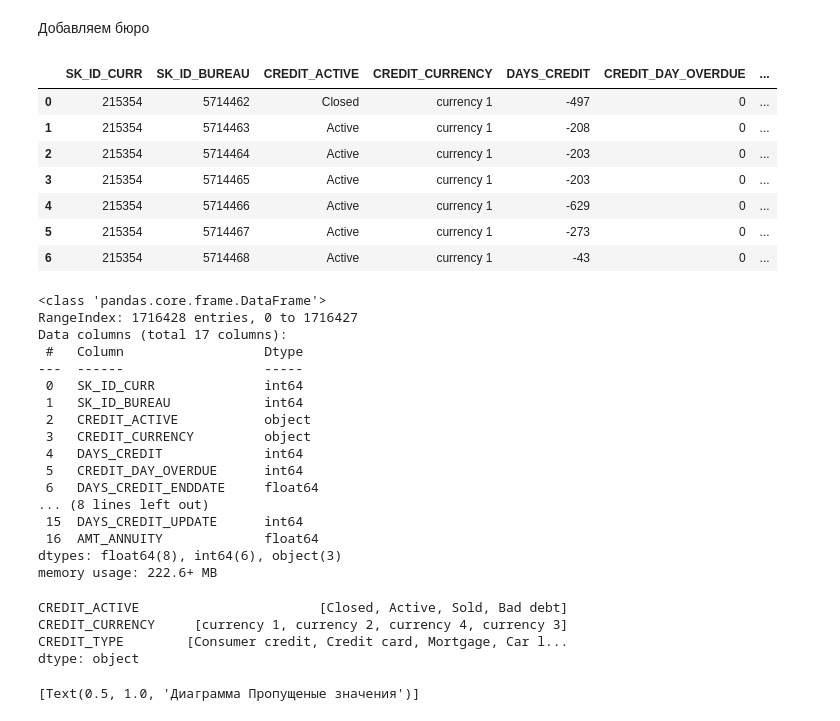
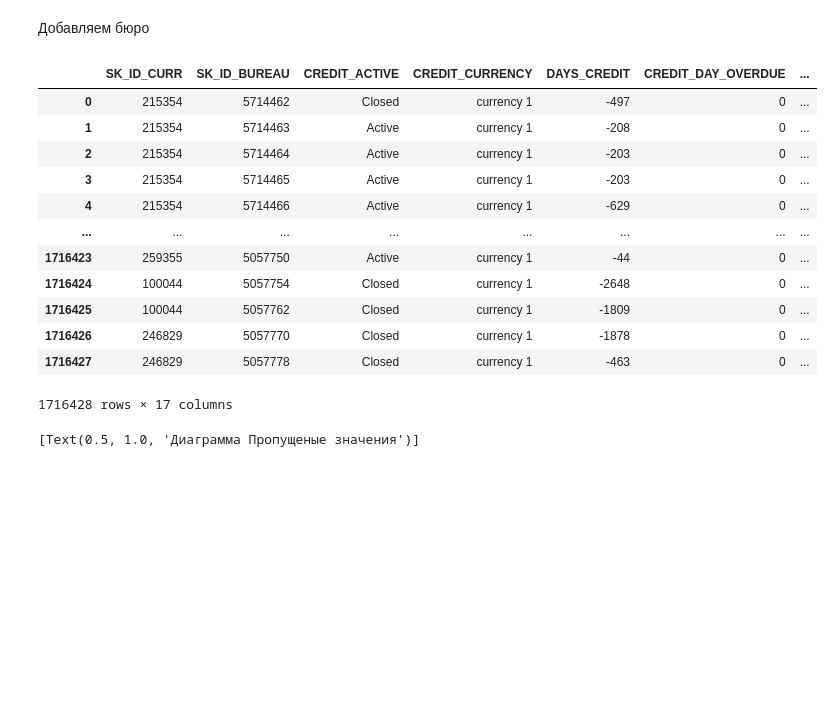
Before and after one commit to RuslanYusup/HCB, a Jupyter notebook: HCB.ipynb, the cells around one changed output. Saved outputs shown, nothing was run; the diff lists cells and outputs as text; code cells hidden in the pictures; blank space fills up the shorter version.

```diff
--- a/HCB.ipynb
+++ b/HCB.ipynb
@@ -520,43 +556,21 @@ ValueError: The beeswarm plot does not support plotting explanations with instan
 Добавляем бюро
 # %%
 bureau = pd.read_csv('bureau.csv')
-bureau.head(7)
+bureau
 # %% [output]
 |  | SK_ID_CURR | SK_ID_BUREAU | CREDIT_ACTIVE | CREDIT_CURRENCY | DAYS_CREDIT | CREDIT_DAY_OVERDUE | ... |
 | 0 | 215354 | 5714462 | Closed | currency 1 | -497 | 0 | ... |
 | 1 | 215354 | 5714463 | Active | currency 1 | -208 | 0 | ... |
 | 2 | 215354 | 5714464 | Active | currency 1 | -203 | 0 | ... |
 | 3 | 215354 | 5714465 | Active | currency 1 | -203 | 0 | ... |
 | 4 | 215354 | 5714466 | Active | currency 1 | -629 | 0 | ... |
-| 5 | 215354 | 5714467 | Active | currency 1 | -273 | 0 | ... |
-| 6 | 215354 | 5714468 | Active | currency 1 | -43 | 0 | ... |
+| ... | ... | ... | ... | ... | ... | ... | ... |
+| 1716423 | 259355 | 5057750 | Active | currency 1 | -44 | 0 | ... |
+| 1716424 | 100044 | 5057754 | Closed | currency 1 | -2648 | 0 | ... |
+| 1716425 | 100044 | 5057762 | Closed | currency 1 | -1809 | 0 | ... |
+| 1716426 | 246829 | 5057770 | Closed | currency 1 | -1878 | 0 | ... |
+| 1716427 | 246829 | 5057778 | Closed | currency 1 | -463 | 0 | ... |
+1716428 rows × 17 columns
-# %%
-bureau.info()
-# %% [output]
-<class 'pandas.core.frame.DataFrame'>
-RangeIndex: 1716428 entries, 0 to 1716427
-Data columns (total 17 columns):
- #   Column                  Dtype
----  ------                  -----
- 0   SK_ID_CURR              int64
- 1   SK_ID_BUREAU            int64
- 2   CREDIT_ACTIVE           object
- 3   CREDIT_CURRENCY         object
- 4   DAYS_CREDIT             int64
- 5   CREDIT_DAY_OVERDUE      int64
- 6   DAYS_CREDIT_ENDDATE     float64
-... (8 lines left out)
- 15  DAYS_CREDIT_UPDATE      int64
- 16  AMT_ANNUITY             float64
-dtypes: float64(8), int64(6), object(3)
-memory usage: 222.6+ MB
-# %%
-bureau.select_dtypes(include=[object]).apply(pd.Series.unique, axis = 0)
-# %% [output]
-CREDIT_ACTIVE                       [Closed, Active, Sold, Bad debt]
-CREDIT_CURRENCY     [currency 1, currency 2, currency 4, currency 3]
-CREDIT_TYPE        [Consumer credit, Credit card, Mortgage, Car l...
-dtype: object
 # %%
 sns.heatmap(bureau.isnull(), cmap = 'summer').set(title='Диаграмма Пропущеные значения')
 # %% [output]
```
Also changed, not shown: parts of 59 cells of this notebook.
